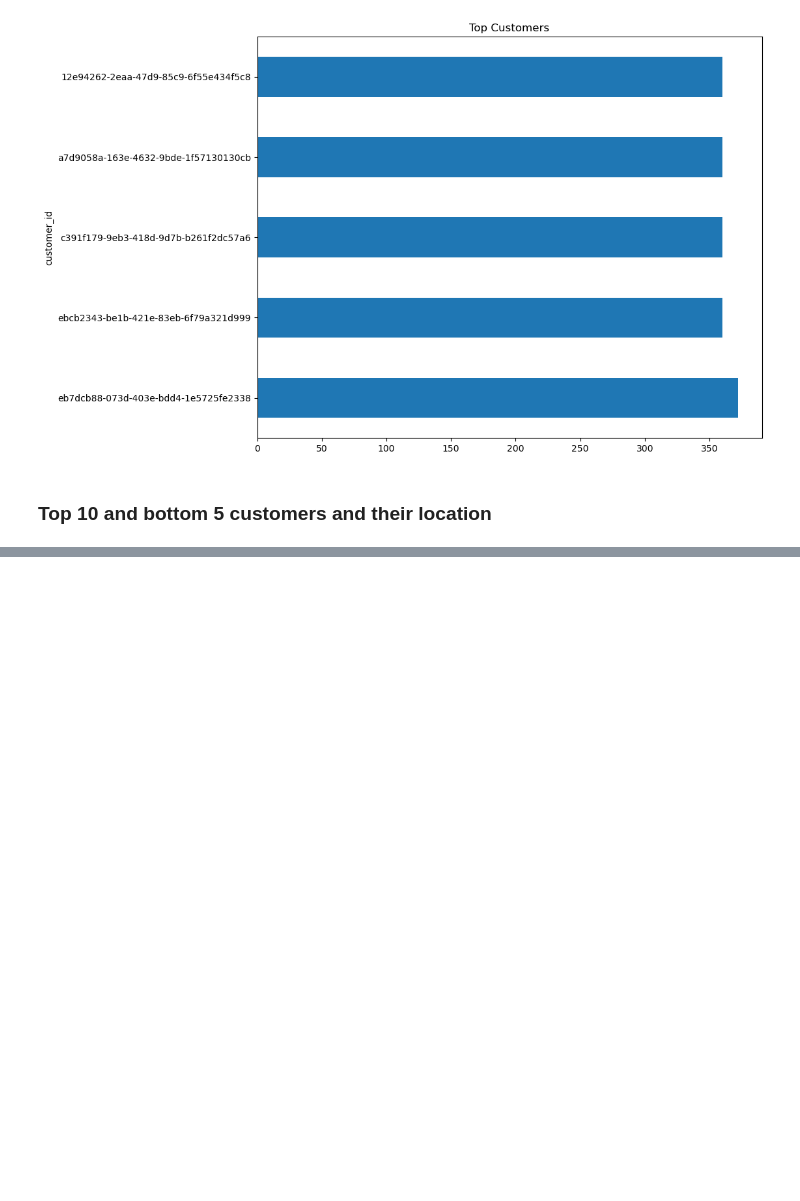
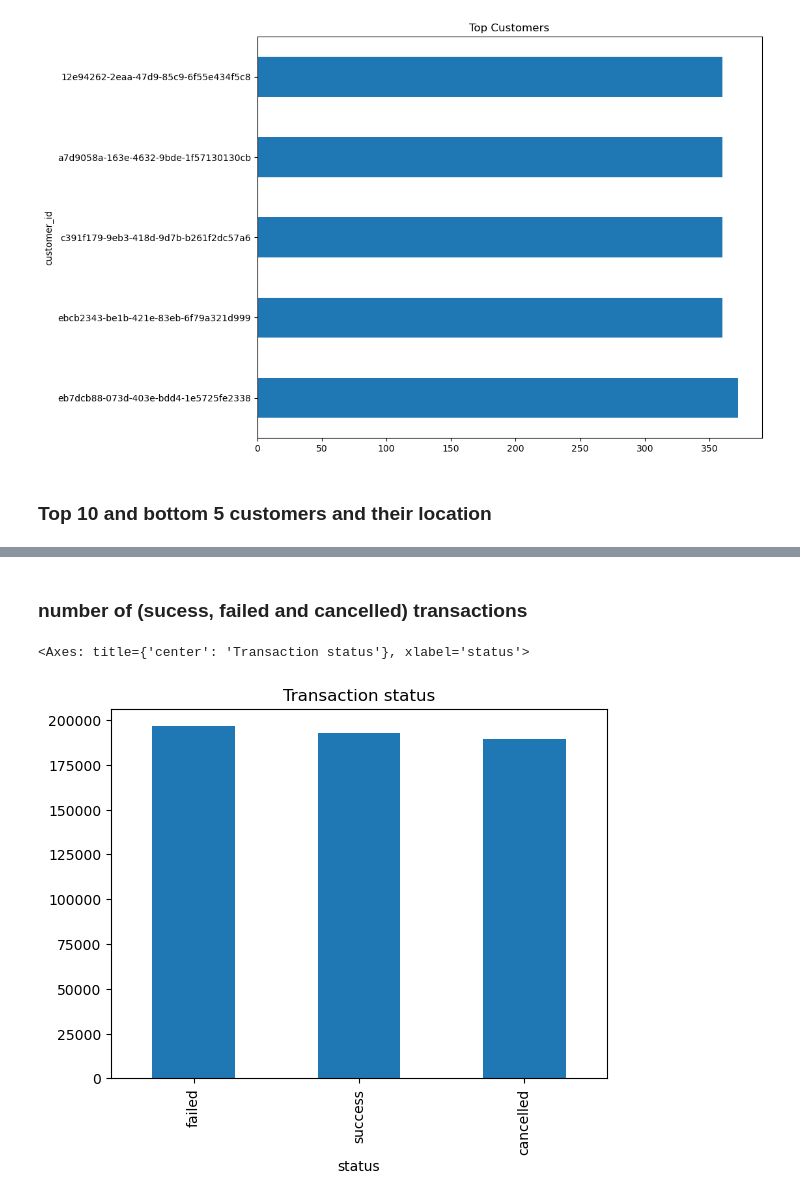
Before and after one commit to Olasquare043/Pandas_101, a Jupyter notebook: pandas101.ipynb, the cells around one changed output, grey strips where cells are left out. Drawn from its saved outputs; the diff is of its cells as text; code cells hidden in the pictures; blank space fills up the shorter version.

```diff
--- a/pandas101.ipynb
+++ b/pandas101.ipynb
@@ -150,0 +146,9 @@ Name: count, dtype: int64
+# %% [markdown]
+### number of (sucess, failed and cancelled) transactions
+# %%
+order_status=sales_data.status.value_counts()
+order_status.plot(kind='bar',title="Transaction status")
+# whaaaaaaaaaaaaaaat we have more failed transaction than success 😲
+# %% [output]
+<Axes: title={'center': 'Transaction status'}, xlabel='status'>
+[figure, added]
```
Also changed, not shown: parts of 7 cells of this notebook.
